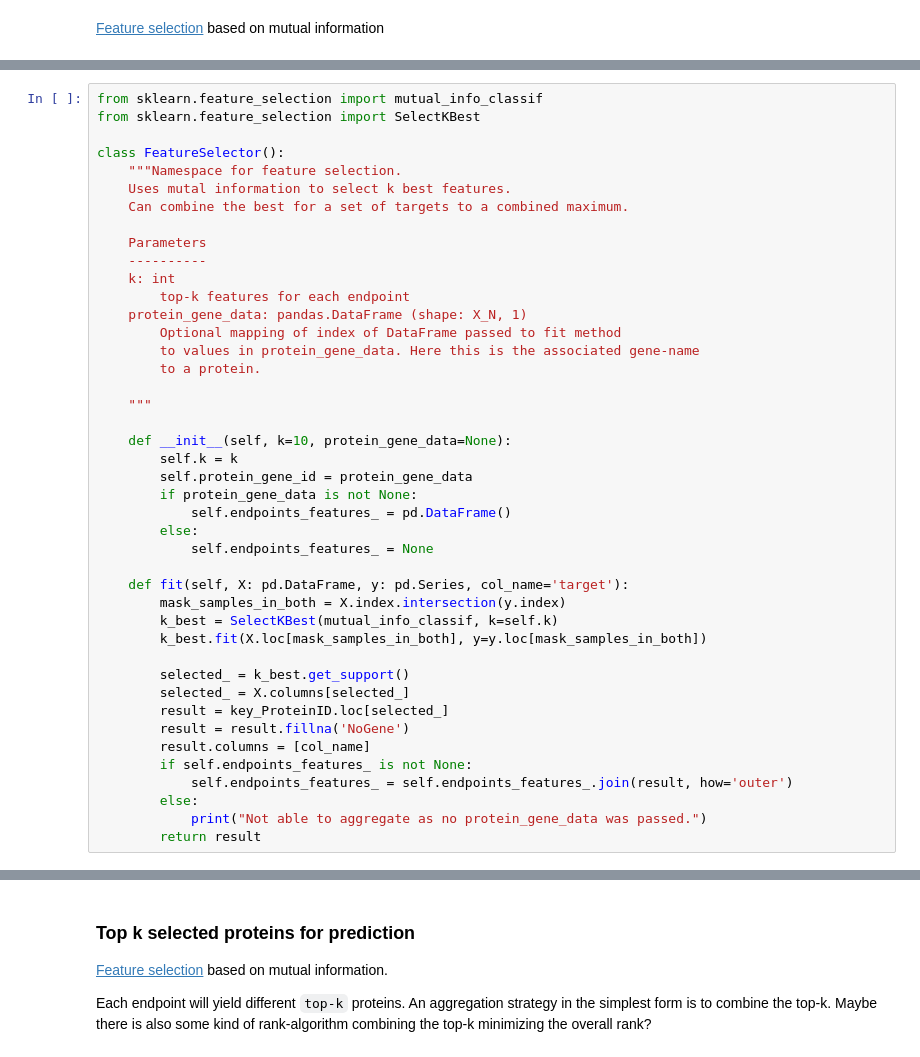
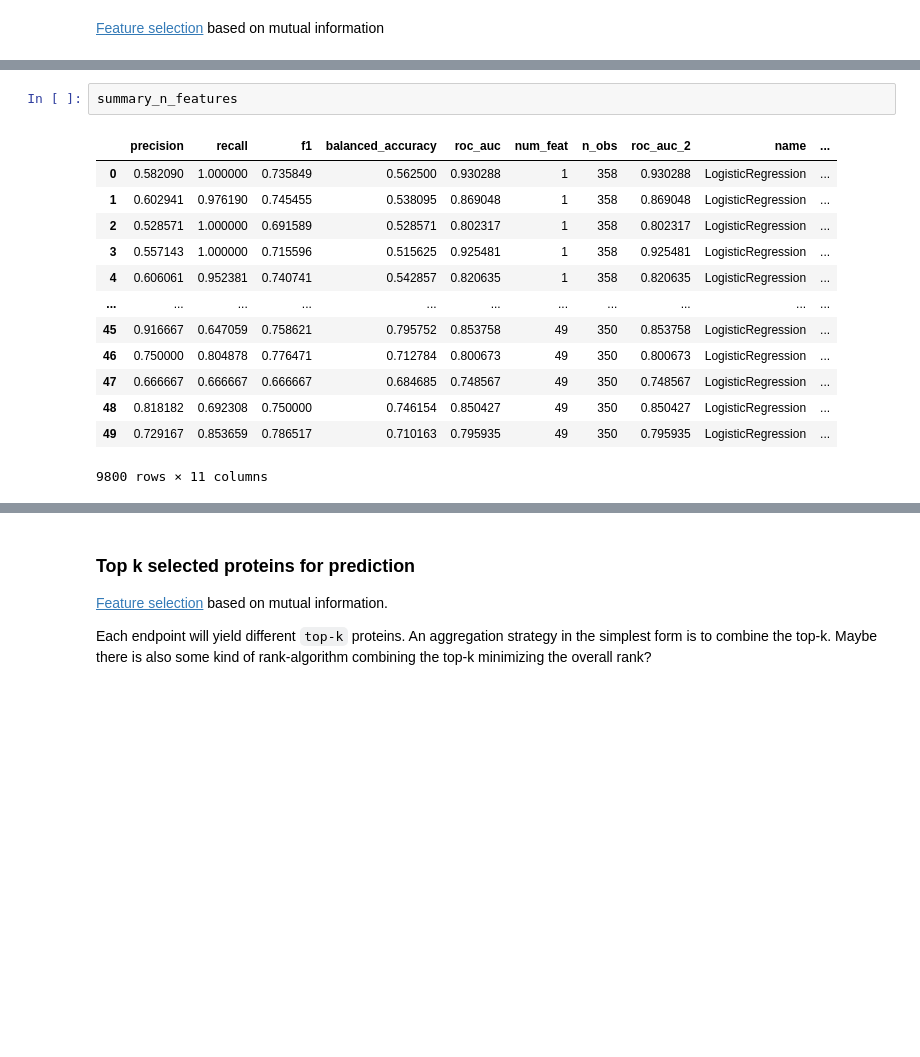
Before and after one commit to llniu/ALD-study, a Jupyter notebook: ald_analysis_hw.ipynb, the cells around one changed output, grey strips where cells are left out. Saved outputs shown, nothing was run; the diff lists cells and outputs as text; blank space fills up the shorter version.

```diff
--- a/ald_analysis_hw.ipynb
+++ b/ald_analysis_hw.ipynb
@@ -1746,43 +1634,0 @@ Strategy for feature selection and model performance validation: 3 models to be
-# %%
-from sklearn.feature_selection import mutual_info_classif
-from sklearn.feature_selection import SelectKBest
-
-class FeatureSelector():
-    """Namespace for feature selection.
-    Uses mutal information to select k best features.
-    Can combine the best for a set of targets to a combined maximum.
-
-    Parameters
-    ----------
-    k: int
-        top-k features for each endpoint
-    protein_gene_data: pandas.DataFrame (shape: X_N, 1)
-        Optional mapping of index of DataFrame passed to fit method
-        to values in protein_gene_data. Here this is the associated gene-name
-        to a protein.
-
-    """
-
-    def __init__(self, k=10, protein_gene_data=None):
-        self.k = k
-        self.protein_gene_id = protein_gene_data
-        if protein_gene_data is not None:
-            self.endpoints_features_ = pd.DataFrame()
-        else:
-            self.endpoints_features_ = None
-
-    def fit(self, X: pd.DataFrame, y: pd.Series, col_name='target'):
-        mask_samples_in_both = X.index.intersection(y.index)
-        k_best = SelectKBest(mutual_info_classif, k=self.k)
-        k_best.fit(X.loc[mask_samples_in_both], y=y.loc[mask_samples_in_both])
-
-        selected_ = k_best.get_support()
-        selected_ = X.columns[selected_]
-        result = key_ProteinID.loc[selected_]
-        result = result.fillna('NoGene')
-        result.columns = [col_name]
-        if self.endpoints_features_ is not None:
-            self.endpoints_features_ = self.endpoints_features_.join(result, how='outer')
-        else:
-            print("Not able to aggregate as no protein_gene_data was passed.")
-        return result
@@ -1790,0 +1690,16 @@ class FeatureSelector():
+# %%
+summary_n_features
+# %% [output]
+|  | precision | recall | f1 | balanced_accuracy | roc_auc | num_feat | n_obs | roc_auc_2 | name | ... |
+| 0 | 0.582090 | 1.000000 | 0.735849 | 0.562500 | 0.930288 | 1 | 358 | 0.930288 | LogisticRegression | ... |
+| 1 | 0.602941 | 0.976190 | 0.745455 | 0.538095 | 0.869048 | 1 | 358 | 0.869048 | LogisticRegression | ... |
+| 2 | 0.528571 | 1.000000 | 0.691589 | 0.528571 | 0.802317 | 1 | 358 | 0.802317 | LogisticRegression | ... |
+| 3 | 0.557143 | 1.000000 | 0.715596 | 0.515625 | 0.925481 | 1 | 358 | 0.925481 | LogisticRegression | ... |
+| 4 | 0.606061 | 0.952381 | 0.740741 | 0.542857 | 0.820635 | 1 | 358 | 0.820635 | LogisticRegression | ... |
+| ... | ... | ... | ... | ... | ... | ... | ... | ... | ... | ... |
+| 45 | 0.916667 | 0.647059 | 0.758621 | 0.795752 | 0.853758 | 49 | 350 | 0.853758 | LogisticRegression | ... |
+| 46 | 0.750000 | 0.804878 | 0.776471 | 0.712784 | 0.800673 | 49 | 350 | 0.800673 | LogisticRegression | ... |
+| 47 | 0.666667 | 0.666667 | 0.666667 | 0.684685 | 0.748567 | 49 | 350 | 0.748567 | LogisticRegression | ... |
+| 48 | 0.818182 | 0.692308 | 0.750000 | 0.746154 | 0.850427 | 49 | 350 | 0.850427 | LogisticRegression | ... |
+| 49 | 0.729167 | 0.853659 | 0.786517 | 0.710163 | 0.795935 | 49 | 350 | 0.795935 | LogisticRegression | ... |
+9800 rows × 11 columns
```
Also changed, not shown: parts of 139 cells of this notebook, 9 other files.
